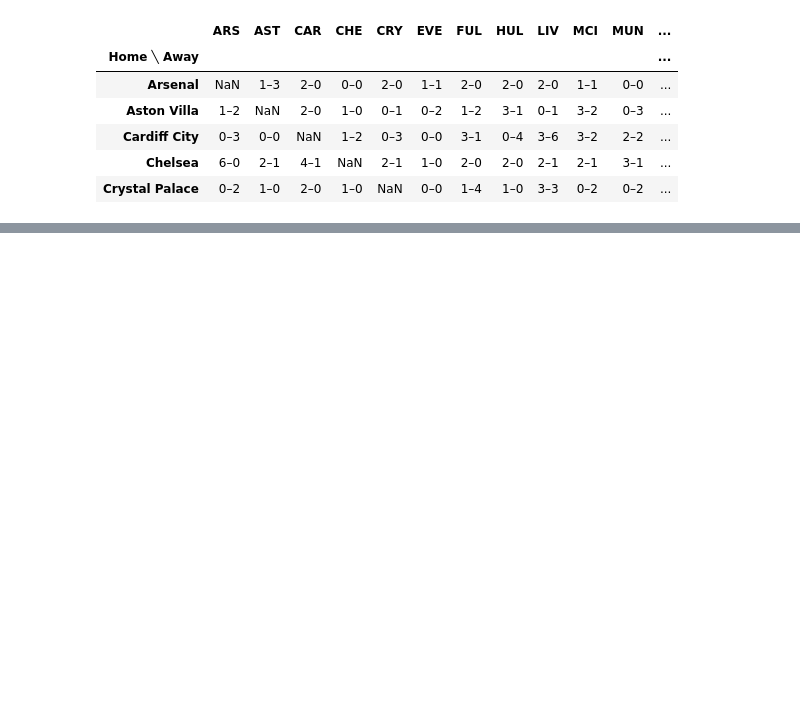
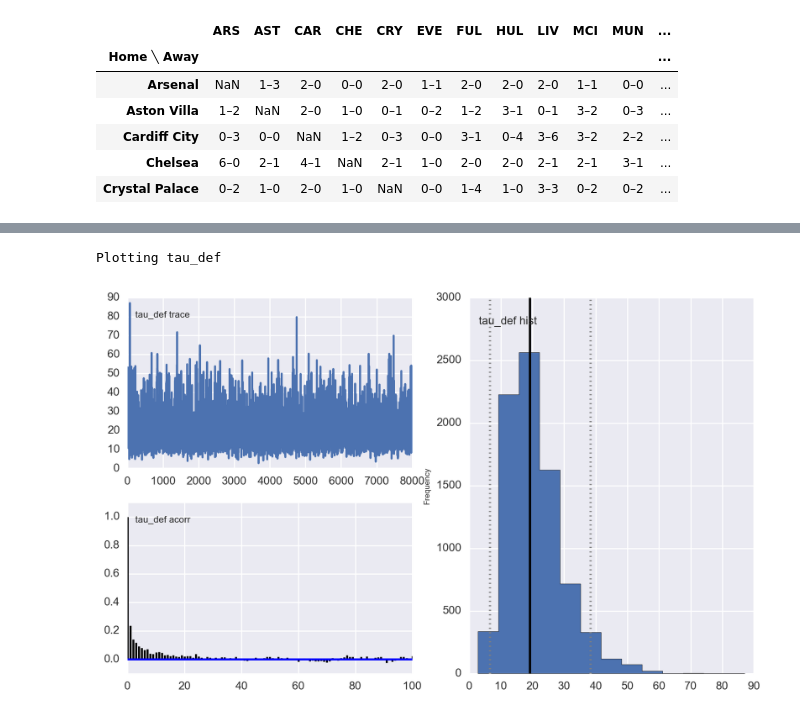
Before and after one commit to edgargalvan/ff, a Jupyter notebook: model/hier_bayes_soccer.ipynb, the cells around one changed output, grey strips where cells are left out. Cells and saved outputs as stored; diff of their text form; code cells hidden in the pictures; blank space fills up the shorter version.

```diff
--- a/model/hier_bayes_soccer.ipynb
+++ b/model/hier_bayes_soccer.ipynb
@@ -72,0 +176,5 @@ KeyError: 'i_away'
+# %%
+pymc.Matplot.plot(tau_def)
+# %% [output]
+Plotting tau_def
+[figure, added]
```
Also changed, not shown: parts of 10 cells of this notebook, 4 other files.
